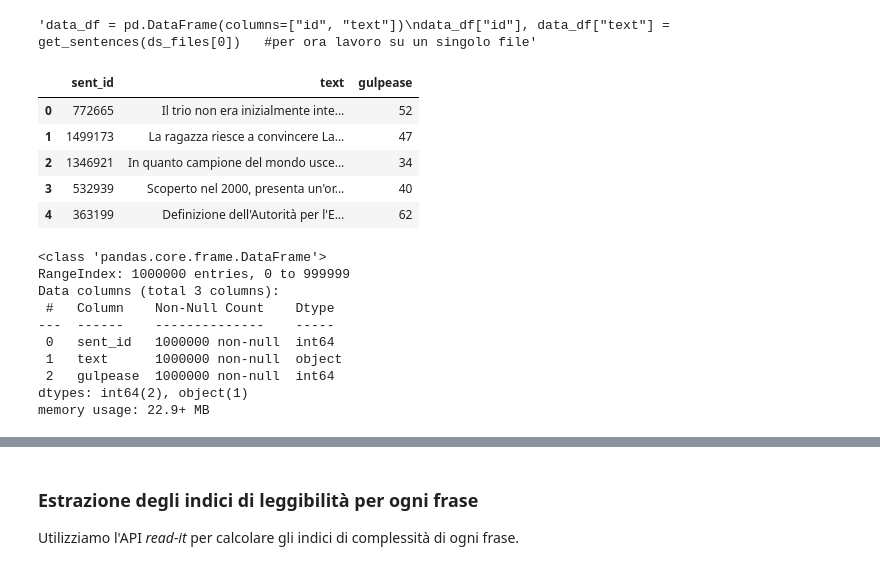
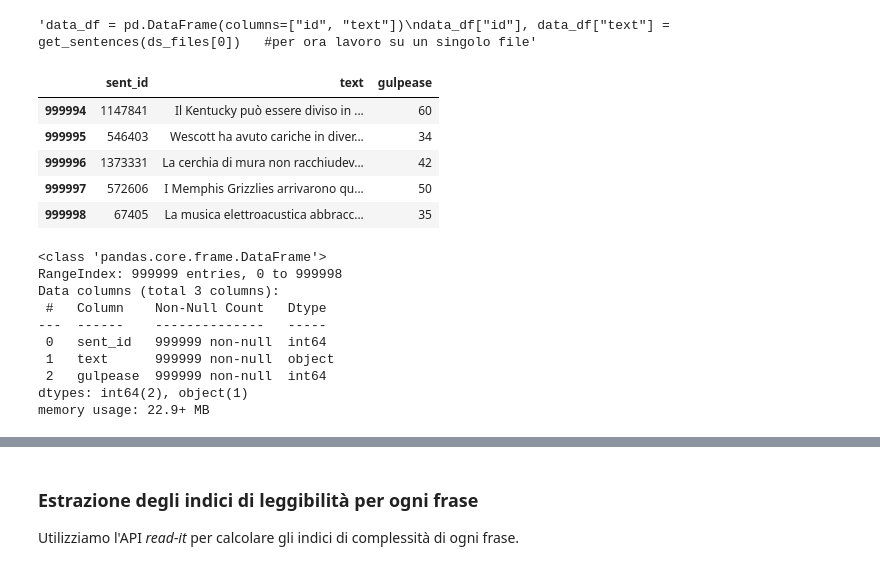
Before and after one commit to alicebergonzini/LM_pretraining, a Jupyter notebook: preprocessing.ipynb, the cells around one changed output, grey strips where cells are left out. Drawn from its saved outputs; the diff is of its cells as text; code cells hidden in the pictures.

```diff
--- a/preprocessing.ipynb
+++ b/preprocessing.ipynb
@@ -46,27 +46,27 @@ data_df["id"], data_df["text"] = get_sentences(ds_files[0])   #per ora lavoro su
 # %% [output]
 'data_df = pd.DataFrame(columns=["id", "text"])\ndata_df["id"], data_df["text"] = get_sentences(ds_files[0])   #per ora lavoro su un singolo file'
 # %%
-data_df = pd.read_csv("data/csv/sample_rs42.csv", encoding ="utf-8", index_col=False)
+data_df = pd.read_csv("data/csv/sample_rs42.csv", encoding ="utf-8")
 # %%
-data_df.head()
+data_df.tail()
 # %% [output]
 |  | sent_id | text | gulpease |
-| 0 | 772665 | Il trio non era inizialmente inte... | 52 |
-| 1 | 1499173 | La ragazza riesce a convincere La... | 47 |
-| 2 | 1346921 | In quanto campione del mondo usce... | 34 |
-| 3 | 532939 | Scoperto nel 2000, presenta un'or... | 40 |
-| 4 | 363199 | Definizione dell'Autorità per l'E... | 62 |
+| 999994 | 1147841 | Il Kentucky può essere diviso in ... | 60 |
+| 999995 | 546403 | Wescott ha avuto cariche in diver... | 34 |
+| 999996 | 1373331 | La cerchia di mura non racchiudev... | 42 |
+| 999997 | 572606 | I Memphis Grizzlies arrivarono qu... | 50 |
+| 999998 | 67405 | La musica elettroacustica abbracc... | 35 |
 # %%
 data_df.info()
 # %% [output]
 <class 'pandas.core.frame.DataFrame'>
-RangeIndex: 1000000 entries, 0 to 999999
+RangeIndex: 999999 entries, 0 to 999998
 Data columns (total 3 columns):
- #   Column    Non-Null Count    Dtype
----  ------    --------------    -----
- 0   sent_id   1000000 non-null  int64
- 1   text      1000000 non-null  object
- 2   gulpease  1000000 non-null  int64
+ #   Column    Non-Null Count   Dtype
+---  ------    --------------   -----
+ 0   sent_id   999999 non-null  int64
+ 1   text      999999 non-null  object
+ 2   gulpease  999999 non-null  int64
 dtypes: int64(2), object(1)
 memory usage: 22.9+ MB
 # %%
```
Also changed, not shown: parts of 23 cells of this notebook.
